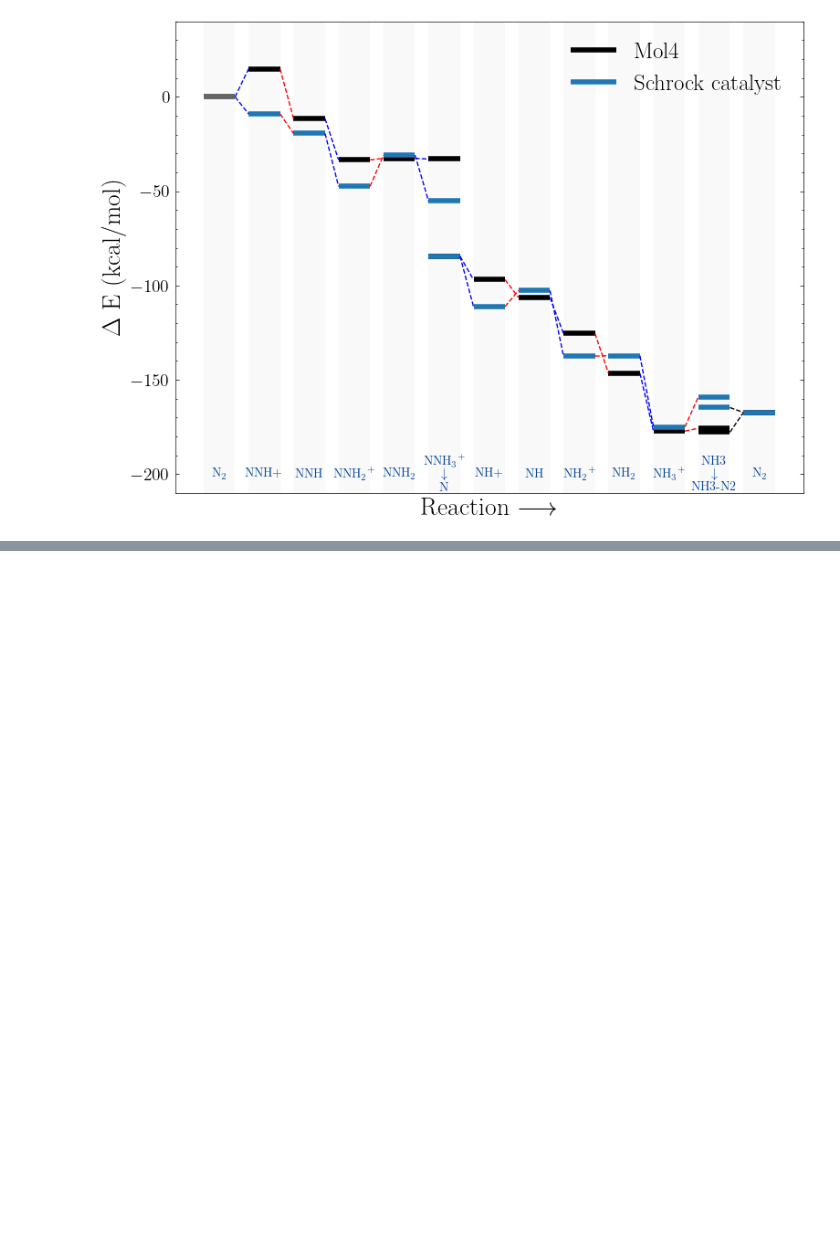
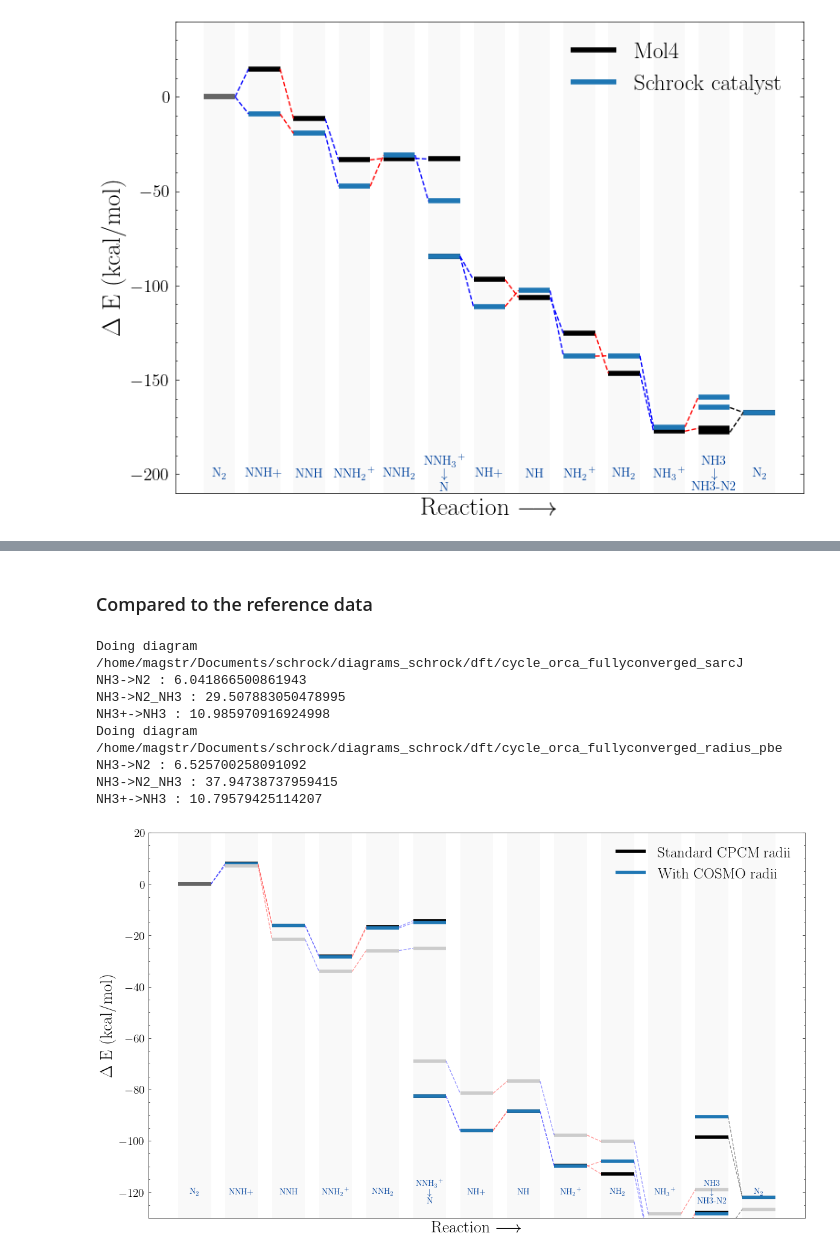
Before and after one commit to Strandgaard96/GB_GA, a Jupyter notebook: notebooks/generating_profiles.ipynb, the cells around one changed output, grey strips where cells are left out. Drawn from its saved outputs; the diff is of its cells as text; code cells hidden in the pictures; blank space fills up the shorter version.

```diff
--- a/notebooks/generating_profiles.ipynb
+++ b/notebooks/generating_profiles.ipynb
@@ -418,0 +467,49 @@ NH3+->NH3 : 16.024176377570257
+# %% [markdown]
+### Compared to the reference data
+# %%
+dict_key = "parts_b3lyp_sp_split"
+dict_key2 = "parts_b3lyp_sp_split"
+options = {
+    "title": f"",
+    "ylim": [-130, 20],
+    "ylabel": r"$\Delta$ E (kcal/mol)",
+    "save_path": "/home/magstr/Documents/Paper/figures/tmp2.png",
+    "legend": ["Standard CPCM radii", "With COSMO radii"],
+    "exchange": True,
+    "colors": colors,
+    "arrows": False,
+    "thermal_correction": False,
+    "figsize": (12, 12),
+    "diagrams": [
+        [
+            base / "schrock/diagrams_schrock/dft/cycle_orca_fullyconverged_sarcJ",
+            "orca_stepsize.out",
+            "FINAL SINGLE",
+            dicts[dict_key],
+            Path("/home/magstr/Documents/schrock/diagrams_schrock/vibrations_original_xtb/")
+        ],
+        [
+            base / "schrock/diagrams_schrock/dft/cycle_orca_fullyconverged_radius_pbe",
+            "orca.out",
+            "FINAL SINGLE",
+            dicts[dict_key2],
+            Path("/home/magstr/Documents/schrock/diagrams_schrock/vibrations_original_xtb/")
+        ],
+    ],
+}
+options = defaultdict(lambda: False, options)
+
+compare_data = get_diagram_dicts(options)
+compare_data["pbe_paper"] = collection["paper_pbe_diagram"]
+
+plot_diagrams(compare_data, options)
+# %% [output]
+Doing diagram /home/magstr/Documents/schrock/diagrams_schrock/dft/cycle_orca_fullyconverged_sarcJ
+NH3->N2 : 6.041866500861943
+NH3->N2_NH3 : 29.507883050478995
+NH3+->NH3 : 10.985970916924998
+Doing diagram /home/magstr/Documents/schrock/diagrams_schrock/dft/cycle_orca_fullyconverged_radius_pbe
+NH3->N2 : 6.525700258091092
+NH3->N2_NH3 : 37.94738737959415
+NH3+->NH3 : 10.79579425114207
+[figure, added]
```
Also changed, not shown: parts of 2 cells of this notebook, 3 other files.
